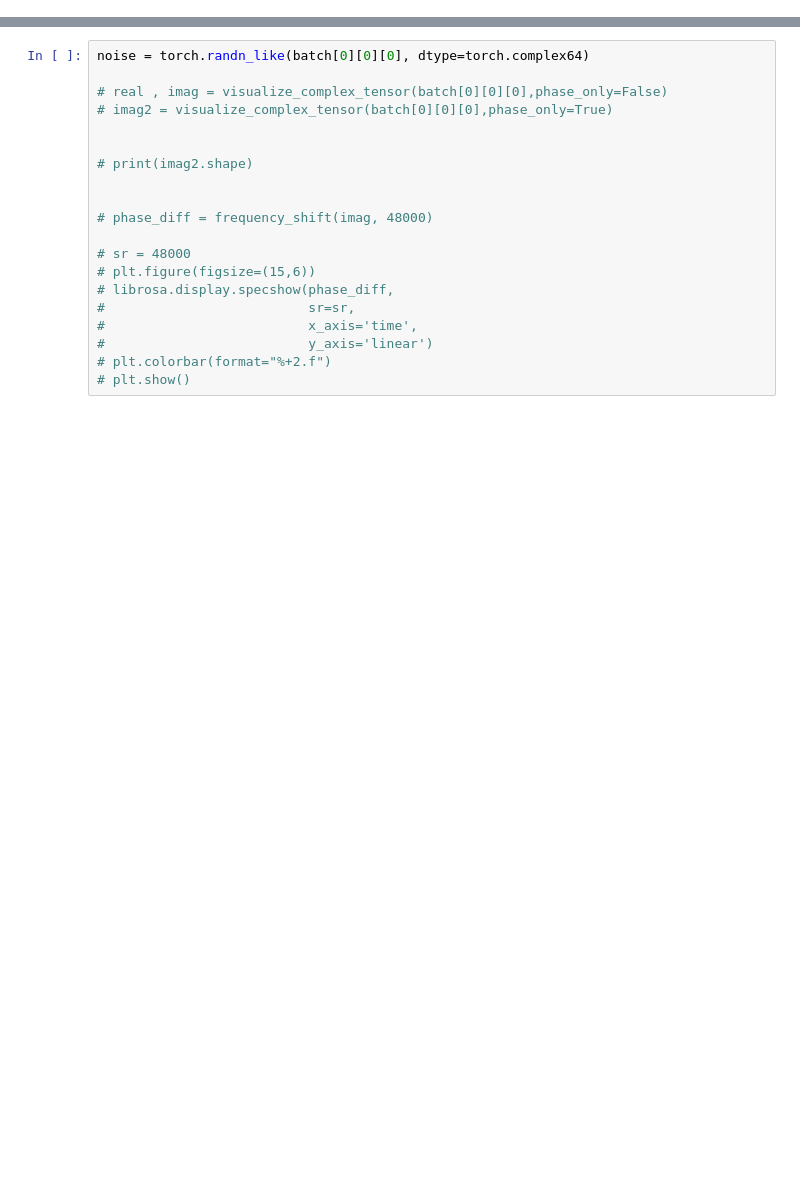
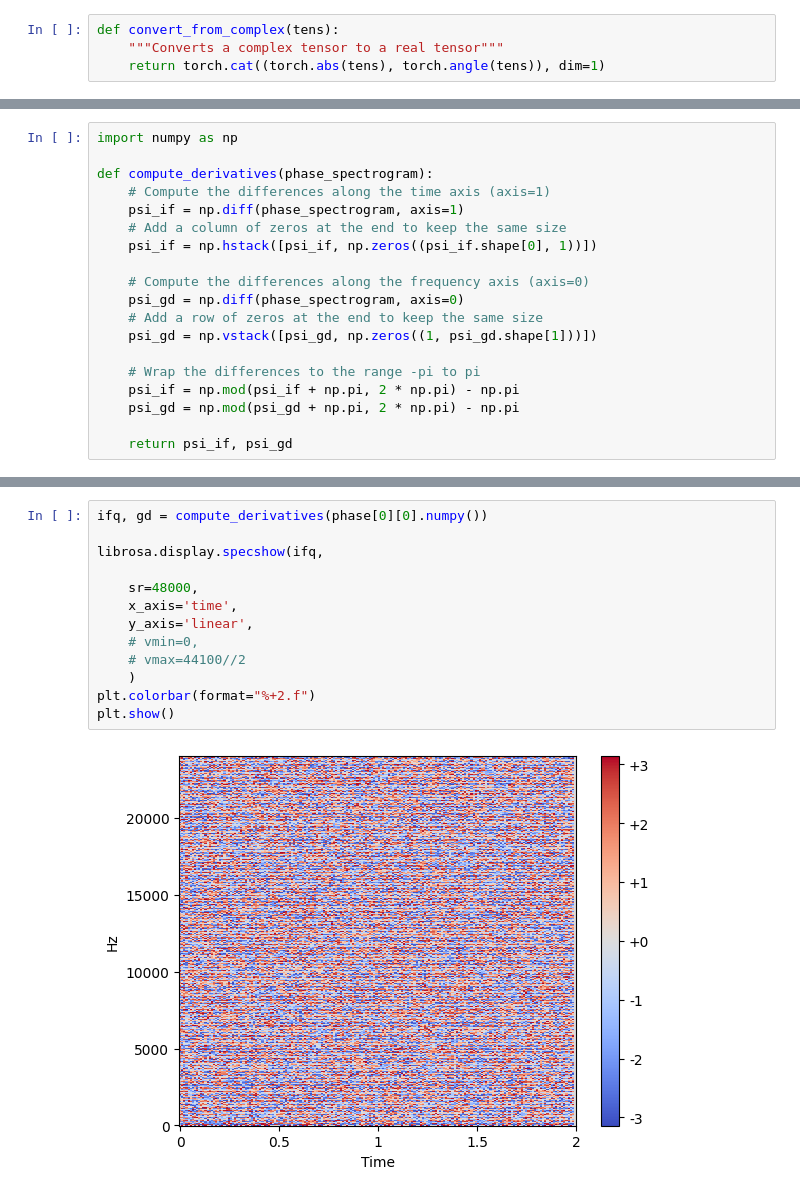
Before and after one commit to llctrautmann/GAILAB, a Jupyter notebook: DGLim/notebooks/model.ipynb, the cells around one changed output, grey strips where cells are left out. Saved outputs shown, nothing was run; the diff lists cells and outputs as text; blank space fills up the shorter version.

```diff
--- a/DGLim/notebooks/model.ipynb
+++ b/DGLim/notebooks/model.ipynb
@@ -348,0 +195,4 @@ torch.complex64
+# %%
+def convert_from_complex(tens):
+    """Converts a complex tensor to a real tensor"""
+    return torch.cat((torch.abs(tens), torch.angle(tens)), dim=1)
@@ -349 +271,20 @@ torch.complex64
+# %%
+import numpy as np
+
+def compute_derivatives(phase_spectrogram):
+    # Compute the differences along the time axis (axis=1)
+    psi_if = np.diff(phase_spectrogram, axis=1)
+    # Add a column of zeros at the end to keep the same size
+    psi_if = np.hstack([psi_if, np.zeros((psi_if.shape[0], 1))])
+
+    # Compute the differences along the frequency axis (axis=0)
+    psi_gd = np.diff(phase_spectrogram, axis=0)
+    # Add a row of zeros at the end to keep the same size
+    psi_gd = np.vstack([psi_gd, np.zeros((1, psi_gd.shape[1]))])
+
+    # Wrap the differences to the range -pi to pi
+    psi_if = np.mod(psi_if + np.pi, 2 * np.pi) - np.pi
+    psi_gd = np.mod(psi_gd + np.pi, 2 * np.pi) - np.pi
+
+    return psi_if, psi_gd
 # %%
@@ -424,20 +306,15 @@ def visualize_complex_tensor(tensor, phase_only=False):
-# %%
-noise = torch.randn_like(batch[0][0][0], dtype=torch.complex64)
-
-# real , imag = visualize_complex_tensor(batch[0][0][0],phase_only=False)
-# imag2 = visualize_complex_tensor(batch[0][0][0],phase_only=True)
-
-
-# print(imag2.shape)
-
-
-# phase_diff = frequency_shift(imag, 48000)
-
-# sr = 48000
-# plt.figure(figsize=(15,6))
-# librosa.display.specshow(phase_diff,
-#                          sr=sr,
-#                          x_axis='time',
-#                          y_axis='linear')
-# plt.colorbar(format="%+2.f")
-# plt.show()
+# %%
+ifq, gd = compute_derivatives(phase[0][0].numpy())
+
+librosa.display.specshow(ifq,
+
+    sr=48000,
+    x_axis='time',
+    y_axis='linear',
+    # vmin=0,
+    # vmax=44100//2
+    )
+plt.colorbar(format="%+2.f")
+plt.show()
+# %% [output]
+[figure, added]
```
Also changed, not shown: parts of 20 cells of this notebook, 6 other files.
